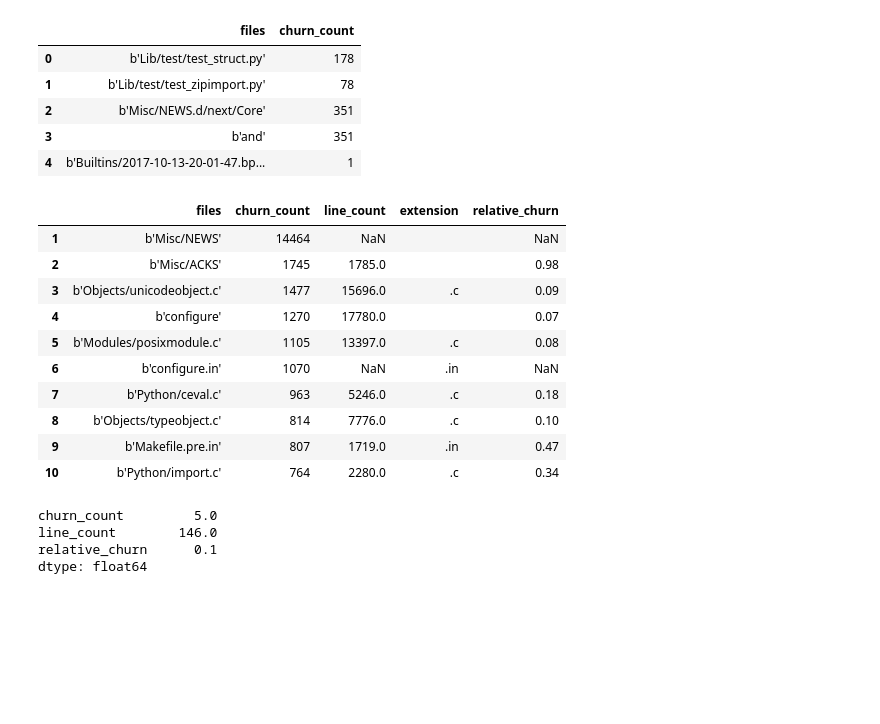
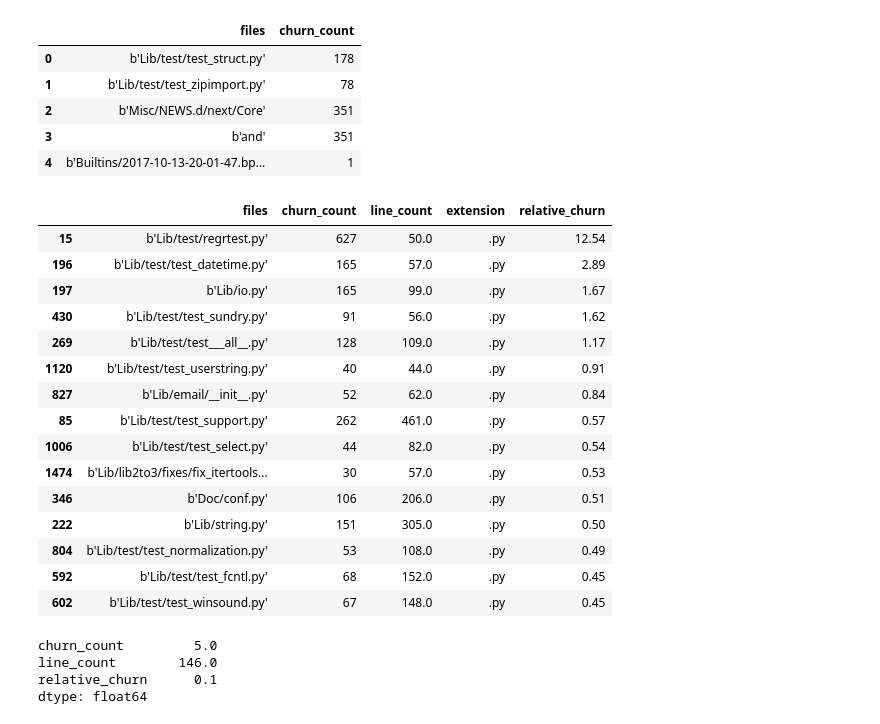
Before and after one commit to noahgift/devml, a Jupyter notebook: notebooks/repo_file_exploration.ipynb, the cells around one changed output. Saved outputs shown, nothing was run; the diff lists cells and outputs as text; code cells hidden in the pictures; blank space fills up the shorter version.

```diff
--- a/notebooks/repo_file_exploration.ipynb
+++ b/notebooks/repo_file_exploration.ipynb
@@ -25,20 +25,27 @@ df.head()
 | 4 | b'Builtins/2017-10-13-20-01-47.bp... | 1 |
 # %%
 metadata_df = git_populate_file_metatdata(df)
-# %%
-metadata_df.sort_values(by="churn_count", ascending=False).head(10)
-# %% [output]
-|  | files | churn_count | line_count | extension | relative_churn |
-| 1 | b'Misc/NEWS' | 14464 | NaN |  | NaN |
-| 2 | b'Misc/ACKS' | 1745 | 1785.0 |  | 0.98 |
-| 3 | b'Objects/unicodeobject.c' | 1477 | 15696.0 | .c | 0.09 |
-| 4 | b'configure' | 1270 | 17780.0 |  | 0.07 |
-| 5 | b'Modules/posixmodule.c' | 1105 | 13397.0 | .c | 0.08 |
-| 6 | b'configure.in' | 1070 | NaN | .in | NaN |
-| 7 | b'Python/ceval.c' | 963 | 5246.0 | .c | 0.18 |
-| 8 | b'Objects/typeobject.c' | 814 | 7776.0 | .c | 0.10 |
-| 9 | b'Makefile.pre.in' | 807 | 1719.0 | .in | 0.47 |
-| 10 | b'Python/import.c' | 764 | 2280.0 | .c | 0.34 |
+# %%
+python_files_df = metadata_df[metadata_df.extension == ".py"]
+line_python = python_files_df[python_files_df.line_count> 40]
+line_python.sort_values(by="relative_churn", ascending=False).head(15)
+# %% [output]
+|  | files | churn_count | line_count | extension | relative_churn |
+| 15 | b'Lib/test/regrtest.py' | 627 | 50.0 | .py | 12.54 |
+| 196 | b'Lib/test/test_datetime.py' | 165 | 57.0 | .py | 2.89 |
+| 197 | b'Lib/io.py' | 165 | 99.0 | .py | 1.67 |
+| 430 | b'Lib/test/test_sundry.py' | 91 | 56.0 | .py | 1.62 |
+| 269 | b'Lib/test/test___all__.py' | 128 | 109.0 | .py | 1.17 |
+| 1120 | b'Lib/test/test_userstring.py' | 40 | 44.0 | .py | 0.91 |
+| 827 | b'Lib/email/__init__.py' | 52 | 62.0 | .py | 0.84 |
+| 85 | b'Lib/test/test_support.py' | 262 | 461.0 | .py | 0.57 |
+| 1006 | b'Lib/test/test_select.py' | 44 | 82.0 | .py | 0.54 |
+| 1474 | b'Lib/lib2to3/fixes/fix_itertools... | 30 | 57.0 | .py | 0.53 |
+| 346 | b'Doc/conf.py' | 106 | 206.0 | .py | 0.51 |
+| 222 | b'Lib/string.py' | 151 | 305.0 | .py | 0.50 |
+| 804 | b'Lib/test/test_normalization.py' | 53 | 108.0 | .py | 0.49 |
+| 592 | b'Lib/test/test_fcntl.py' | 68 | 152.0 | .py | 0.45 |
+| 602 | b'Lib/test/test_winsound.py' | 67 | 148.0 | .py | 0.45 |
 # %%
 metadata_df.median()
 # %% [output]
```
Also changed, not shown: parts of 4 cells of this notebook, 1 other file.
